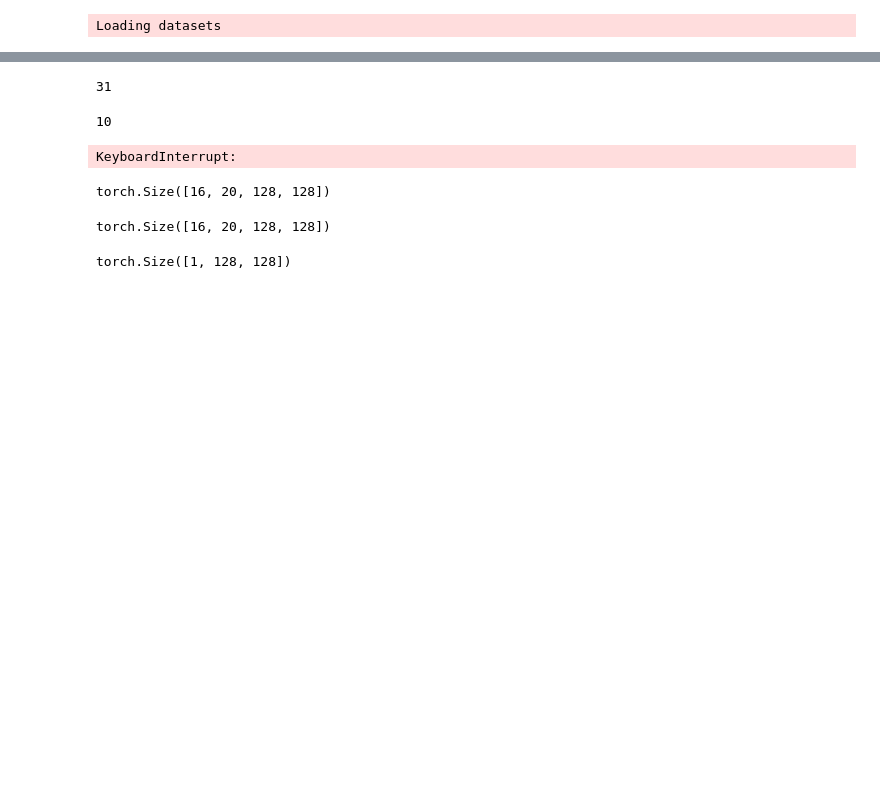
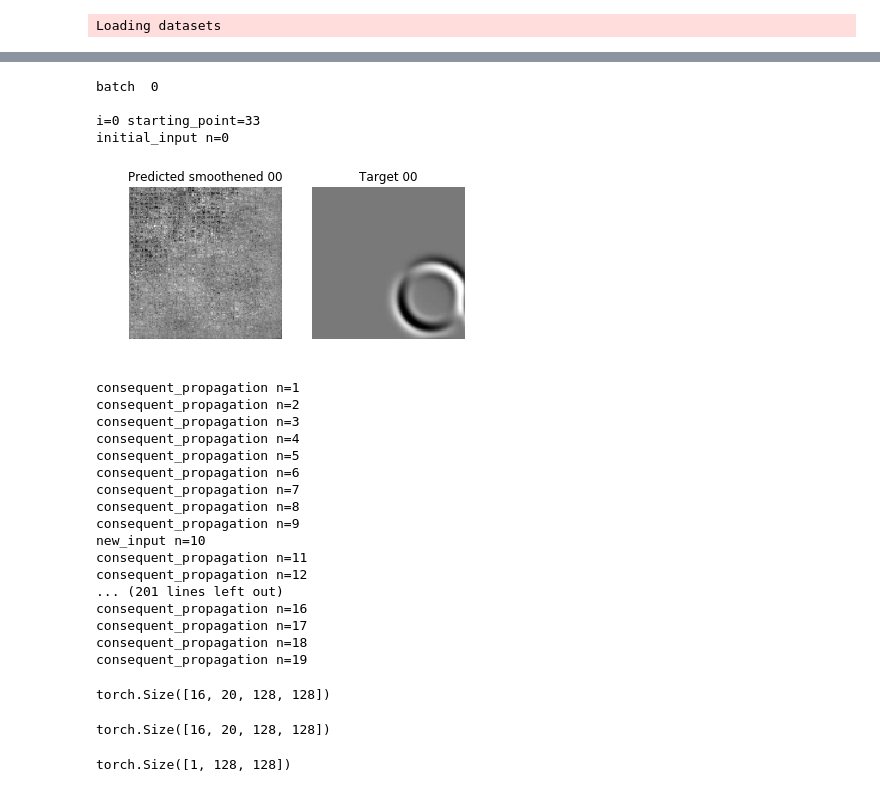
Before and after one commit to stathius/wave_propagation, a Jupyter notebook: Dissecting the code.ipynb, the cells around one changed output, grey strips where cells are left out. Saved outputs shown, nothing was run; the diff lists cells and outputs as text; code cells hidden in the pictures; blank space fills up the shorter version.

```diff
--- a/Dissecting the code.ipynb
+++ b/Dissecting the code.ipynb
@@ -105,43 +130,56 @@ def plot_predictions(output_frames, target, channels):
     plt.show()
-# %%
-len(val_dataloader)
-# %% [output]
-31
-# %%
-len(random_starting_points)
-# %% [output]
-10
 # %%
 debug=True
 plot = True
 training = False
 model.eval()
 overall_loss = 0
 for batch_num, batch in enumerate(val_dataloader):
     print('batch ', batch_num)
     random_starting_points = random.sample(range(100 - num_input_frames - (2 * num_output_frames) - 1), 10)
     image_series = batch["image"]
     batch_loss = 0
     for i, starting_point in enumerate(random_starting_points):
         print('\ni=%d starting_point=%d' % (i,starting_point))
         model.reset_hidden(batch_size=image_series.size()[0], training=False)
         for n in range(2 * num_output_frames):
             if n == 0:
                 print('initial_input n=0')
                 output_frame, target_frame = initial_input(model, image_series, starting_point, num_input_frames, channels, device, training=training)
             elif n == num_output_frames:
                 print('new_input n=%d' %n)
                 output_frame, target_frame = reinsert(model, image_series, starting_point, num_input_frames, num_output_frames, output_frame, target_frame, channels, device, training=training)
             else:
                 print('consequent_propagation n=%d'% n)
                 output_frame, target_frame = propagate(model, image_series, starting_point, num_input_frames, n, output_frame, target_frame, channels, device, training=training)
             if plot and (i == 0) and (n==0):
-                plot_predictions(output_frame, target, channels)
-        batch_loss += F.mse_loss(output_frame, target).item()
+                plot_predictions(output_frame, target_frame, channels)
+        batch_loss += F.mse_loss(output_frame, target_frame).item()
     overall_loss += batch_loss / (i + 1)
     if debug: break
 val_loss = overall_loss / (batch_num + 1)
 # return val_loss
 # %% [output]
-KeyboardInterrupt:
+batch  0
+
+i=0 starting_point=33
+initial_input n=0
+[figure, added]
+consequent_propagation n=1
+consequent_propagation n=2
+consequent_propagation n=3
+consequent_propagation n=4
+consequent_propagation n=5
+consequent_propagation n=6
+consequent_propagation n=7
+consequent_propagation n=8
+consequent_propagation n=9
+new_input n=10
+consequent_propagation n=11
+consequent_propagation n=12
+... (201 lines left out)
+consequent_propagation n=16
+consequent_propagation n=17
+consequent_propagation n=18
+consequent_propagation n=19
 # %%
```
Also changed, not shown: parts of 15 cells of this notebook, 1 other file.
